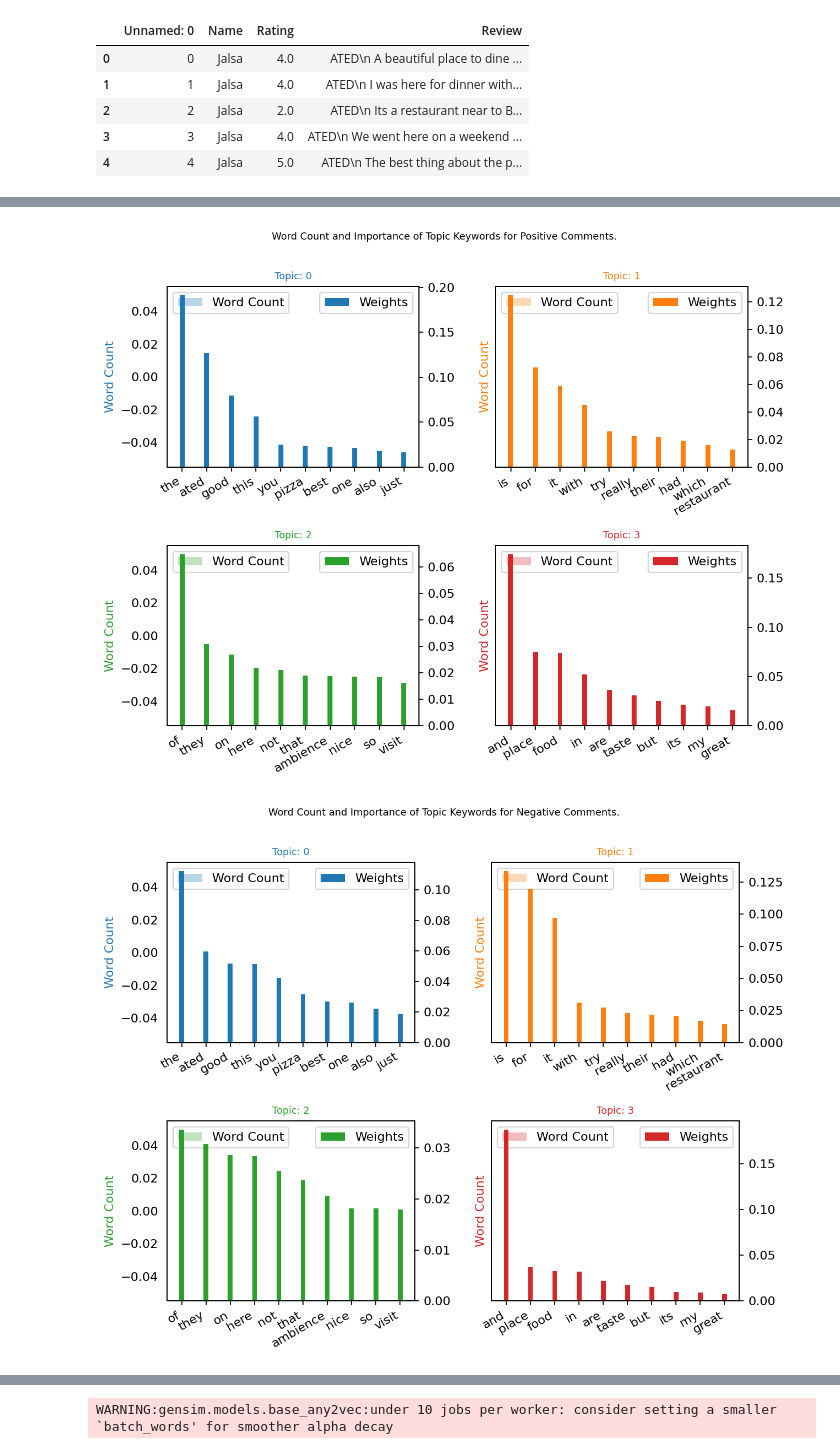
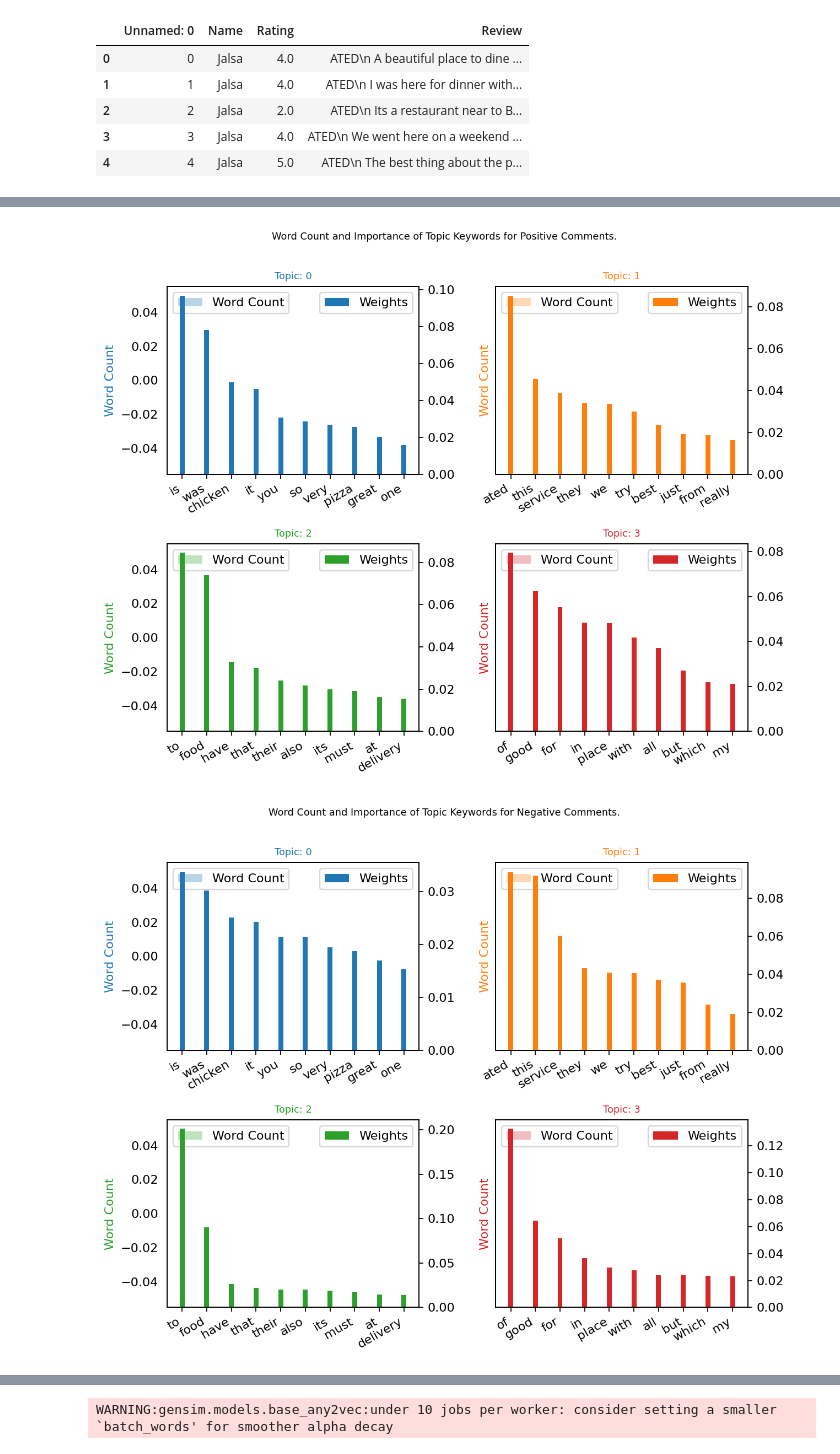
Before and after one commit to ShubhamSBhat/Bengaluru-Restaurants-Analysis, a Jupyter notebook: Topic_Modeling.ipynb, the cells around one changed output, grey strips where cells are left out. Cells and saved outputs as stored; diff of their text form; code cells hidden in the pictures.

```diff
--- a/Topic_Modeling.ipynb
+++ b/Topic_Modeling.ipynb
@@ -132,8 +99,8 @@ from gensim.models import word2vec
 ##TOPIC MODELLING FOR POSITIVE COMMENTS
 #Remove stopwords,lemmatize each word, create corpus and tokenize them.
 stops=stopwords.words('english')
-lem=WordNetLemmatizer() #Finding the root words which make sense. Slightly different from stemming.
-corpus=' '.join(lem.lemmatize(x) for x in df[df['Sent'] == 1]['Review'][:3000]if x not in stops)
+lem=WordNetLemmatizer() #Finding the root words which make sense.
+corpus=' '.join(lem.lemmatize(x) for x in df[df['Sent'] == 1]['Review'][:1000]if x not in stops)
 tokens=word_tokenize(corpus)
 # %%
 #Term Frequqnecy Inverse doc Frequency(Tfidf) to vectorize the tokens.
@@ -171,45 +138,45 @@ fig.tight_layout(w_pad=2)
 fig.suptitle('Word Count and Importance of Topic Keywords for Positive Comments.', fontsize=8, y=1.05)
 plt.show()
 # %% [output]
-[figure, old version]
+[figure, new version]
 # %%
 #TOPIC MODELLING FOR NEGATIVE COMMENTS
 
 stops=stopwords.words('english')
 lem=WordNetLemmatizer()
-corpus_n=''.join(lem.lemmatize(x)for x in df[df['Sent']==0]['Review'][:3000] if x not in stops)
+corpus_n=''.join(lem.lemmatize(x)for x in df[df['Sent']==0]['Review'][:1000] if x not in stops)
 tokens_n=word_tokenize(corpus_n)
 vect=TfidfVectorizer()
 vect_fit=vect.fit(tokens_n)
 id_map_n=dict((v,k) for k,v in vect.vocabulary_.items())
 vectorized_data_n=vect_fit.transform(tokens_n)
 gensim_corpus_n=gensim.matutils.Sparse2Corpus(vectorized_data_n,documents_columns=False)
 ldamodel_n=gensim.models.ldamodel.LdaModel(gensim_corpus_n,id2word=id_map_n,num_topics=5,random_state=34,passes=25)
 counter_n=Counter(corpus_n)
 topics_n=ldamodel_n.show_topics(formatted=False)
 out_n=[]
 for i,topic in topics_n:
     for word,weight in topic:
         out_n.append([word,i,weight,counter_n[word]])
 
 df_2=pd.DataFrame(out_n,columns=['word','topic_id','importance','word_count'])
 fig, axes = plt.subplots(2, 2, figsize=(8,6), sharey=True, dpi=160)
 cols = [color for name, color in mcolors.TABLEAU_COLORS.items()]
 for i, ax in enumerate(axes.flatten()):
     ax.bar(x='word', height="word_count", data=df_2.loc[df_2.topic_id==i, :], color=cols[i], width=0.3, alpha=0.3, label='Word Count')
     ax_twin = ax.twinx()
     ax_twin.bar(x='word', height="importance", data=df_2.loc[df_2.topic_id==i, :], color=cols[i], width=0.2, label='Weights')
     ax.set_ylabel('Word Count', color=cols[i])
     ax.set_title('Topic: ' + str(i), color=cols[i], fontsize=8)
     ax.tick_params(axis='y', left=False)
     ax.set_xticklabels(df_1.loc[df_1.topic_id==i, 'word'], rotation=30, horizontalalignment= 'right')
     ax.legend(loc='upper left'); ax_twin.legend(loc='upper right')
 
 fig.tight_layout(w_pad=2)
 fig.suptitle('Word Count and Importance of Topic Keywords for Negative Comments.', fontsize=8, y=1.05)
 plt.show()
 # %% [output]
-[figure, old version]
+[figure, new version]
 # %%
 
 #Reviews in 2D Space
```
Also changed, not shown: parts of 12 cells of this notebook.
